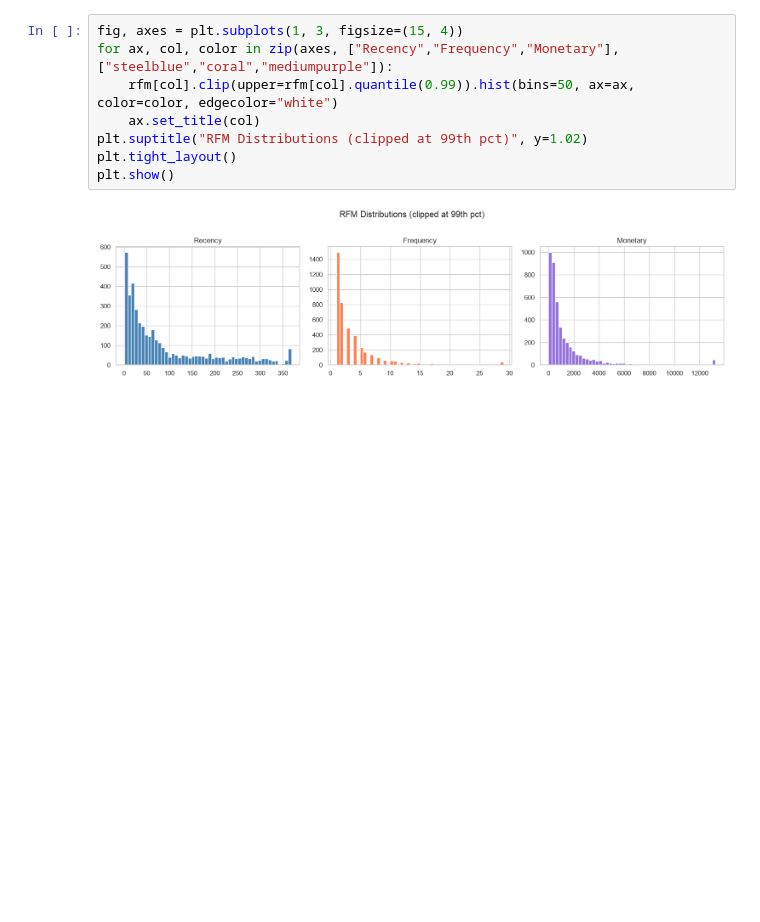
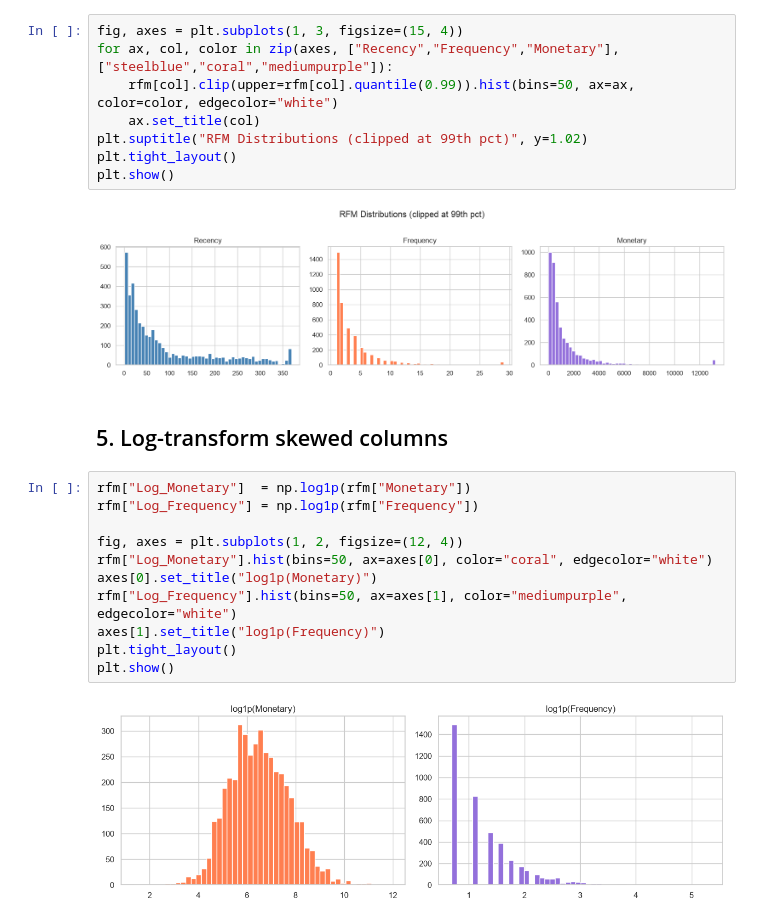
Before and after one commit to LathiyaHit/customer-segmentation-retention, a Jupyter notebook: research/03_feature_engineering.ipynb, the cells around one changed output. Drawn from its saved outputs; the diff is of its cells as text; blank space fills up the shorter version.

```diff
--- a/research/03_feature_engineering.ipynb
+++ b/research/03_feature_engineering.ipynb
@@ -64,3 +64,18 @@ plt.tight_layout()
 plt.show()
 # %% [output]
 [figure]
+# %% [markdown]
+## 5. Log-transform skewed columns
+# %%
+rfm["Log_Monetary"]  = np.log1p(rfm["Monetary"])
+rfm["Log_Frequency"] = np.log1p(rfm["Frequency"])
+
+fig, axes = plt.subplots(1, 2, figsize=(12, 4))
+rfm["Log_Monetary"].hist(bins=50, ax=axes[0], color="coral", edgecolor="white")
+axes[0].set_title("log1p(Monetary)")
+rfm["Log_Frequency"].hist(bins=50, ax=axes[1], color="mediumpurple", edgecolor="white")
+axes[1].set_title("log1p(Frequency)")
+plt.tight_layout()
+plt.show()
+# %% [output]
+[figure, added]
```
Also changed, not shown: parts of 4 cells of this notebook.
